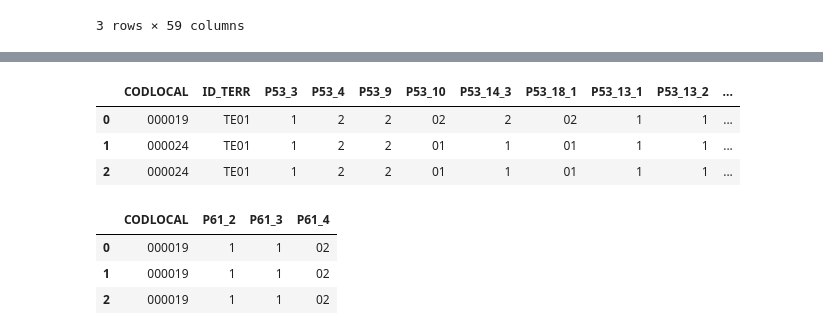
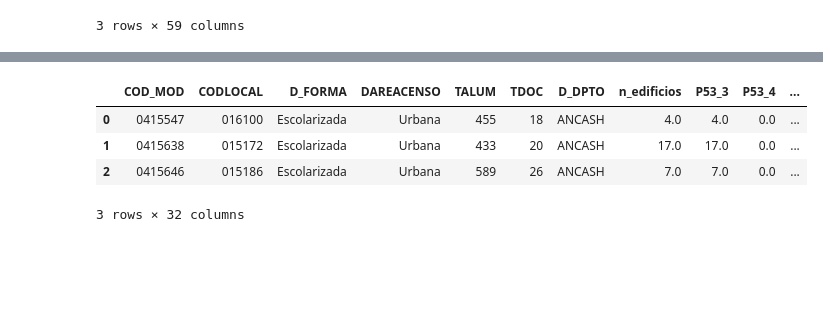
Before and after one commit to Leonel481/Edhack-MIT, a Jupyter notebook: notebooks/EDA-datos.ipynb, the cells around one changed output, grey strips where cells are left out. Cells and saved outputs as stored; diff of their text form; code cells hidden in the pictures; blank space fills up the shorter version.

```diff
--- a/notebooks/EDA-datos.ipynb
+++ b/notebooks/EDA-datos.ipynb
@@ -123,14 +114,0 @@ df_padron[cols_padron].head(3)
-# %%
-df_edif[cols_edif].head(3)
-# %% [output]
-|  | CODLOCAL | ID_TERR | P53_3 | P53_4 | P53_9 | P53_10 | P53_14_3 | P53_18_1 | P53_13_1 | P53_13_2 | ... |
-| 0 | 000019 | TE01 | 1 | 2 | 2 | 02 | 2 | 02 | 1 | 1 | ... |
-| 1 | 000024 | TE01 | 1 | 2 | 2 | 01 | 1 | 01 | 1 | 1 | ... |
-| 2 | 000024 | TE01 | 1 | 2 | 2 | 01 | 1 | 01 | 1 | 1 | ... |
-# %%
-df_aula[cols_aula].head(3)
-# %% [output]
-|  | CODLOCAL | P61_2 | P61_3 | P61_4 |
-| 0 | 000019 | 1 | 1 | 02 |
-| 1 | 000019 | 1 | 1 | 02 |
-| 2 | 000019 | 1 | 1 | 02 |
@@ -136,0 +119,49 @@ df_aula[cols_aula].head(3)
+# %%
+# Conteo de aulas por local
+n_aulas = df_aula2.groupby('CODLOCAL').size().rename('n_aulas').reset_index()
+# maximo de piso por local
+max_piso = df_aula2.groupby('CODLOCAL')['P61_2'].max().rename('max_piso').reset_index()
+# Conteo de aulas usadas por local
+binary_cols = ['P61_3']
+# Suma de 1s en columnas binarias
+df_aula2[binary_cols] = (df_aula2[binary_cols] == '1').astype(int)
+binary_agg = df_aula2.groupby('CODLOCAL')[binary_cols].sum().reset_index()
+# Conteo de cada valor de P53_10 como columnas separadas
+P61_4_pivot = (
+    df_aula2
+    .groupby(['CODLOCAL', 'P61_4'])
+    .size()
+    .unstack(fill_value=0)
+    .add_prefix('P61_4')
+).reset_index()
+P61_4_pivot = P61_4_pivot[['CODLOCAL', 'P61_401', 'P61_402']]
+# Unir todo
+df_aula_grouped = n_aulas.merge(max_piso, on='CODLOCAL', how='left').merge(binary_agg, on='CODLOCAL', how='left').merge(P61_4_pivot, on='CODLOCAL', how='left')
+# %%
+binary_cols = ['P53_3', 'P53_4', 'P53_9', 'P53_13_1', 'P53_13_2', 'P53_13_3']
+# Conteo de edificios por local
+n_edificios = df_edif2.groupby('CODLOCAL').size().rename('n_edificios').reset_index()
+# Suma de 1s en columnas binarias
+df_edif2[binary_cols] = (df_edif2[binary_cols] == '1').astype(int)
+binary_agg = df_edif2.groupby('CODLOCAL')[binary_cols].sum().reset_index()
+# Conteo de cada valor de P53_10 como columnas separadas
+p53_10_pivot = (
+    df_edif2
+    .groupby(['CODLOCAL', 'P53_10'])
+    .size()
+    .unstack(fill_value=0)
+    .add_prefix('P5310')
+).reset_index()
+# Unir todo
+df_edif_grouped = n_edificios.merge(binary_agg, on='CODLOCAL', how='left').merge(p53_10_pivot, on='CODLOCAL', how='left')
+# %%
+# dff = df_padron2.merge(df_edif_grouped, on="CODLOCAL", how="left").merge(df_aula_grouped, on="CODLOCAL", how="left")
+dff1 = df_edif_grouped.merge(df_aula_grouped, on="CODLOCAL", how="left")
+dff2 = df_padron2.merge(dff1, on="CODLOCAL", how="left")
+dff2.head(3)
+# %% [output]
+|  | COD_MOD | CODLOCAL | D_FORMA | DAREACENSO | TALUM | TDOC | D_DPTO | n_edificios | P53_3 | P53_4 | ... |
+| 0 | 0415547 | 016100 | Escolarizada | Urbana | 455 | 18 | ANCASH | 4.0 | 4.0 | 0.0 | ... |
+| 1 | 0415638 | 015172 | Escolarizada | Urbana | 433 | 20 | ANCASH | 17.0 | 17.0 | 0.0 | ... |
+| 2 | 0415646 | 015186 | Escolarizada | Urbana | 589 | 26 | ANCASH | 7.0 | 7.0 | 0.0 | ... |
+3 rows × 32 columns
```
Also changed, not shown: parts of 7 cells of this notebook, 1 other file.
